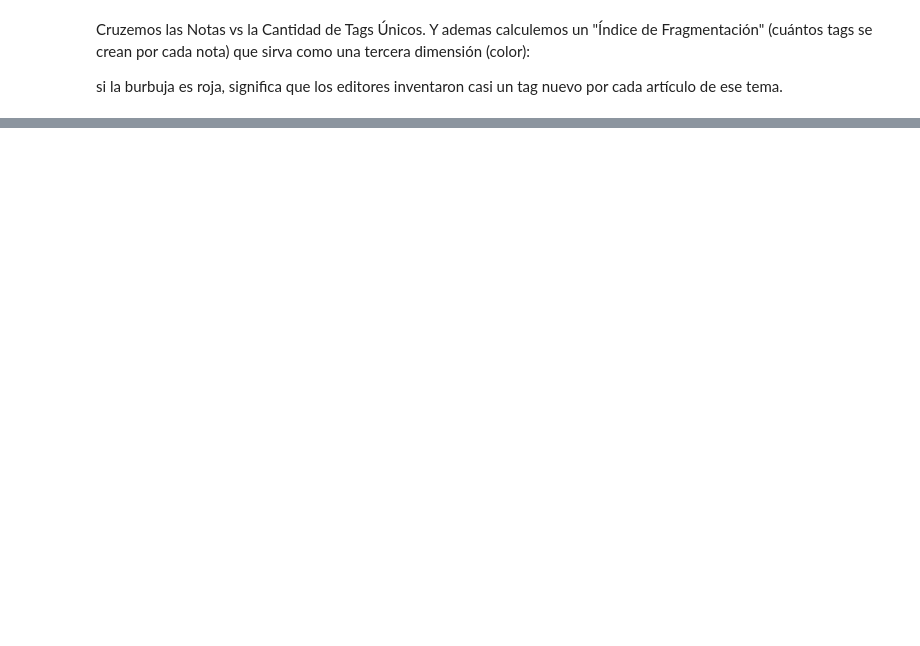
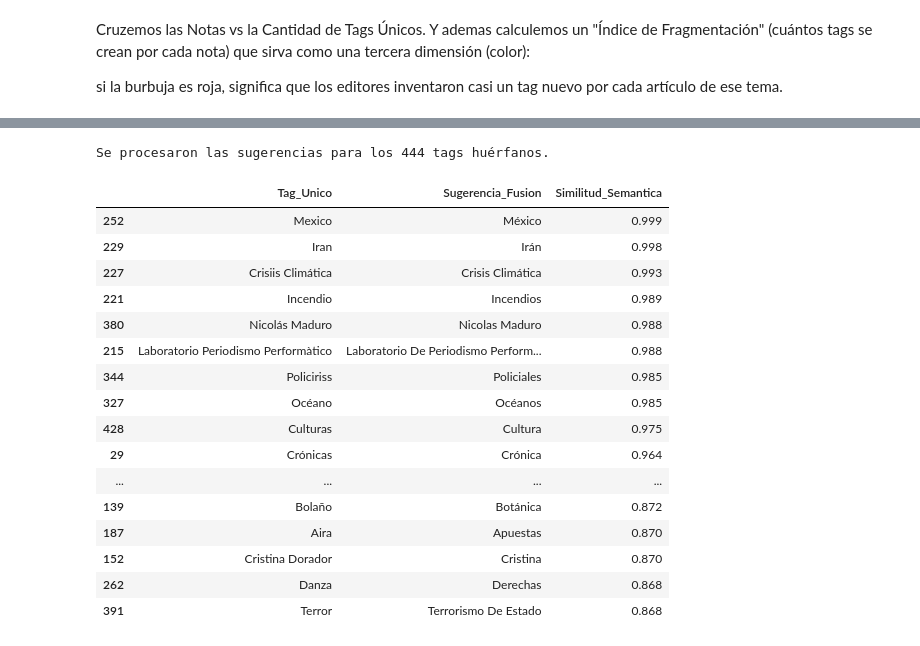
Before and after one commit to MauricioKreszczuk/anfibia-unsam, a Jupyter notebook: notebooks/07.etiquetas.ipynb, the cells around one changed output, grey strips where cells are left out. Cells and saved outputs as stored; diff of their text form; code cells hidden in the pictures; blank space fills up the shorter version.

```diff
--- a/notebooks/07.etiquetas.ipynb
+++ b/notebooks/07.etiquetas.ipynb
@@ -565,0 +748,61 @@ fig_ranking.show()
+# %%
+from sklearn.metrics.pairwise import cosine_similarity
+import pandas as pd
+import numpy as np
+from sentence_transformers import SentenceTransformer
+
+# 1. Limpiar y estandarizar uniformemente todo el dataframe de trabajo
+df_clean = df_desanidado[["doc_id", "tag"]].copy()
+df_clean["tag"] = df_clean["tag"].str.strip().str.title()
+df_clean = df_clean[df_clean["tag"].notna() & (df_clean["tag"] != "") & (df_clean["tag"].str.lower() != "nan")]
+
+# 2. Obtener frecuencias y catálogos sobre el set 100% limpio
+tag_freqs = df_clean["tag"].value_counts()
+tags_unicos = list(tag_freqs.index)
+
+tags_unicos_sospechosos = tag_freqs[tag_freqs == 1].index.tolist()
+tags_nucleo = tag_freqs[tag_freqs > 1].index.tolist()
+
+print(f"Total de tags únicos limpios: {len(tags_unicos):,}")
+print(f"Tags de uso único (huérfanos): {len(tags_unicos_sospechosos):,}")
+print(f"Tags de núcleo (frecuencia > 1): {len(tags_nucleo):,}")
+
+# 3. Asegurar que el modelo de embeddings esté cargado
+if 'embedding_model' not in globals():
+    embedding_model = SentenceTransformer("paraphrase-multilingual-MiniLM-L12-v2")
+
+# Generar embeddings para todos los tags únicos limpios
+tag_embeddings = embedding_model.encode(tags_unicos, show_progress_bar=True)
+
+# 4. Crear diccionario de mapeo seguro (Tag -> Índice en la matriz de embeddings)
+tag_to_idx = {tag: idx for idx, tag in enumerate(tags_unicos)}
+
+# 5. Calcular similitud coseno entre los huérfanos y el núcleo oficial
+indices_huerfanos = [tag_to_idx[t] for t in tags_unicos_sospechosos]
+indices_nucleo = [tag_to_idx[t] for t in tags_nucleo]
+
+matriz_huerfanos_vs_nucleo = cosine_similarity(
+    tag_embeddings[indices_huerfanos],
+    tag_embeddings[indices_nucleo]
+)
+
+# 6. Encontrar el mejor match para cada tag huérfano
+sugerencias_fusion = []
+for i, tag_huerfano in enumerate(tags_unicos_sospechosos):
+    mejor_idx_local = matriz_huerfanos_vs_nucleo[i].argmax()
+    mejor_score = matriz_huerfanos_vs_nucleo[i][mejor_idx_local]
+    mejor_match = tags_nucleo[mejor_idx_local]
+
+    sugerencias_fusion.append({
+        "Tag_Unico": tag_huerfano,
+        "Sugerencia_Fusion": mejor_match,
+        "Similitud_Semantica": round(float(mejor_score), 3)
+    })
+
+df_sugerencias = pd.DataFrame(sugerencias_fusion).sort_values(by="Similitud_Semantica", ascending=False)
+
+print(f"\nSe procesaron las sugerencias para los {len(df_sugerencias):,} tags huérfanos.")
+display(df_sugerencias.head(60))
+
+df_sugerencias.to_csv(OUTPUT_DIR / "tags_huerfanos_sugerencias_fusion.csv", index=False)
+# %% [output]
@@ -565,0 +812,18 @@ fig_ranking.show()
+Se procesaron las sugerencias para los 444 tags huérfanos.
+|  | Tag_Unico | Sugerencia_Fusion | Similitud_Semantica |
+| 252 | Mexico | México | 0.999 |
+| 229 | Iran | Irán | 0.998 |
+| 227 | Crisiis Climática | Crisis Climática | 0.993 |
+| 221 | Incendio | Incendios | 0.989 |
+| 380 | Nicolás Maduro | Nicolas Maduro | 0.988 |
+| 215 | Laboratorio Periodismo Performàtico | Laboratorio De Periodismo Perform... | 0.988 |
+| 344 | Policiriss | Policiales | 0.985 |
+| 327 | Océano | Océanos | 0.985 |
+| 428 | Culturas | Cultura | 0.975 |
+| 29 | Crónicas | Crónica | 0.964 |
+| ... | ... | ... | ... |
+| 139 | Bolaño | Botánica | 0.872 |
+| 187 | Aira | Apuestas | 0.870 |
+| 152 | Cristina Dorador | Cristina | 0.870 |
+| 262 | Danza | Derechas | 0.868 |
+| 391 | Terror | Terrorismo De Estado | 0.868 |
```
Also changed, not shown: parts of 12 cells of this notebook.
